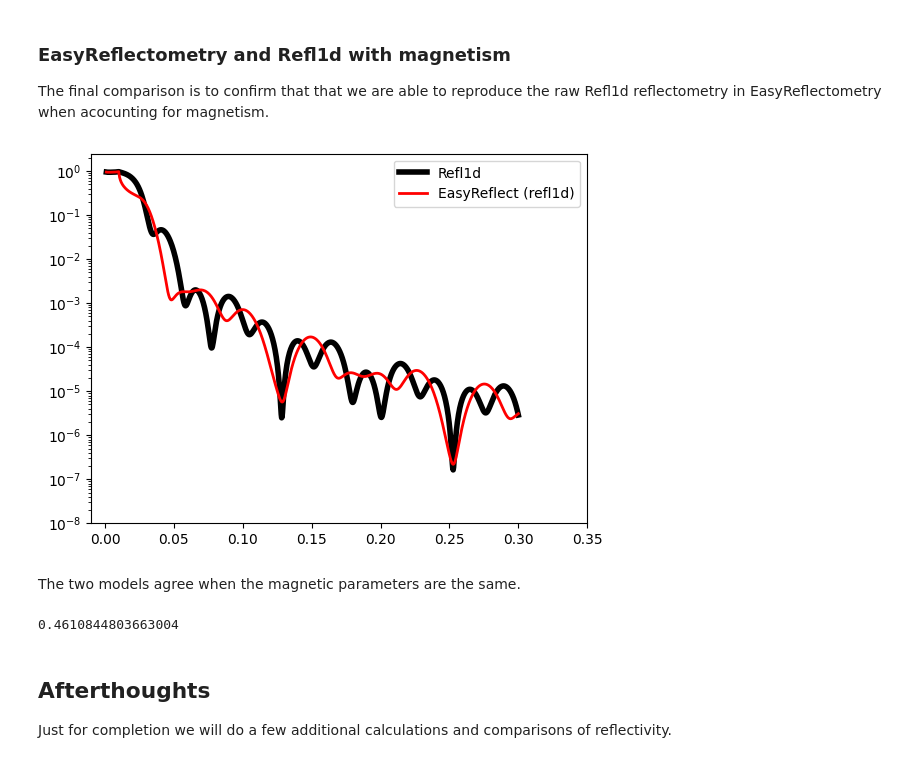
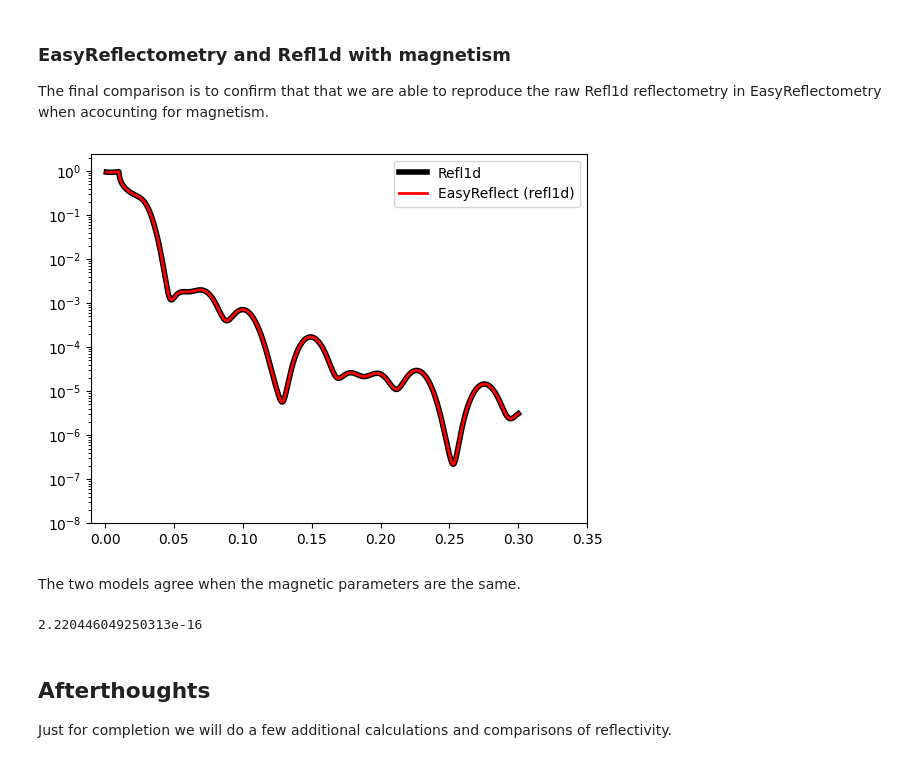
Before and after one commit to easyscience/reflectometry-lib, a Jupyter notebook: dev/tutorials/simulation/magnetism/magnetism.ipynb, the cells around one changed output. Saved outputs shown, nothing was run; the diff lists cells and outputs as text; code cells hidden in the pictures.

```diff
--- a/dev/tutorials/simulation/magnetism/magnetism.ipynb
+++ b/dev/tutorials/simulation/magnetism/magnetism.ipynb
@@ -19,7 +19,6 @@ import scipp as sc
 
 import easyreflectometry
 from easyreflectometry.calculators import CalculatorFactory
-from easyreflectometry.calculators.refl1d.wrapper import _get_polarized_probe
 from easyreflectometry.model import Model
 from easyreflectometry.model import PercentageFwhm
 from easyreflectometry.sample import Layer
@@ -28,6 +27,21 @@ from easyreflectometry.sample import Material
 from easyreflectometry.sample import MaterialMagnetic
 from easyreflectometry.sample import Multilayer
 from easyreflectometry.sample import Sample
+
+
+def refl1d_polarized_probe(q):
+    """A refl1d probe of all four spin cross-sections, without resolution smearing.
+
+    The guide field lies in the sample plane (refl1d's default) and no field is
+    applied; intensity 1 and background 0 match the EasyReflectometry model.
+    """
+    cross_sections = []
+    for _ in range(4):
+        cross_section = refl1d.names.QProbe(Q=q, dQ=np.zeros(len(q)), intensity=1, background=0)
+        # `PolarizedQProbe` reads `theta_offset` off each cross-section.
+        cross_section.theta_offset = refl1d.names.Parameter.default(0, name='theta_offset')
+        cross_sections.append(cross_section)
+    return refl1d.names.PolarizedQProbe(xs=cross_sections, Aguide=270.0, H=0.0)
 # %% [markdown]
 For reference we fetch the version of the software packages we are using.
 # %%
@@ -184,48 +198,39 @@ The final comparison is to confirm that that we are able to reproduce the raw Re
 # %%
 # Refl1d model is inverted as compared to EasyReflectometry, so the order of the layers is reversed
 refl1d_sample = (
     refl1d_si(0, 0)
     | refl1d_sld_8(150, 0, magnetism=refl1d.names.Magnetism(rhoM=5, thetaM=175))
     | refl1d_sld_4(100, 0, magnetism=refl1d.names.Magnetism(rhoM=10, thetaM=70))
     | refl1d_vacuum(0, 0)
 )
-model_name = model.unique_name
-storage = {'model': {model_name: {}}}
-# Match the EasyReflectometry model: scale=1, background=0
-storage['model'][model_name]['scale'] = 1.0
-storage['model'][model_name]['bkg'] = 0.0
-storage['model'][model_name]['Aguide'] = 270.0  # guide field in the sample plane (refl1d default)
-storage['model'][model_name]['H'] = 0.0  # no applied field
-
-polarized_probe = _get_polarized_probe(
-    q_array=model_coords, dq_array=np.zeros(len(model_coords)), model_name=model_name, storage=storage
-)
+polarized_probe = refl1d_polarized_probe(model_coords)
 
 experiment = refl1d.names.Experiment(probe=polarized_probe, sample=refl1d_sample)
-model_data_magnetism_ref1d = experiment.reflectivity()[0][1]
+# refl1d returns the cross-sections as mm, mp, pm, pp; EasyReflectometry gives pp by default
+model_data_magnetism_ref1d = experiment.reflectivity()[3][1]
 plt.plot(model_coords, model_data_magnetism_ref1d, '-k', label='Refl1d', linewidth=4)
 
 # EasyReflectometry
 interface.switch('refl1d')
 model.interface = interface
 sld_4_layer.magnetism = LayerMagnetism(rho_m=10, theta_m=70, name='Sld 4 moment')
 sld_8_layer.magnetism = LayerMagnetism(rho_m=5, theta_m=175, name='Sld 8 moment')
 model_interface = model.interface()
 model_data_magnetism_easy = model.interface().reflectity_profile(
     model_coords,
     model.unique_name,
 )
 plt.plot(model_coords, model_data_magnetism_easy, 'r-', label=f'EasyReflect ({model_interface.name})', linewidth=2)
 
 plot_apply_makeup()
 # %% [output]
-[figure, old version]
+[figure, new version]
 # %% [markdown]
 The two models agree when the magnetic parameters are the same.
 # %%
 print(max(abs(model_data_magnetism_easy - model_data_magnetism_ref1d)))
 # %% [output]
-0.4610844803663004
+2.220446049250313e-16
 # %% [markdown]
 ## Afterthoughts
 Just for completion we will do a few additional calculations and comparisons of reflectivity.
```
Also changed, not shown: parts of 3 cells of this notebook, 52 other files.
